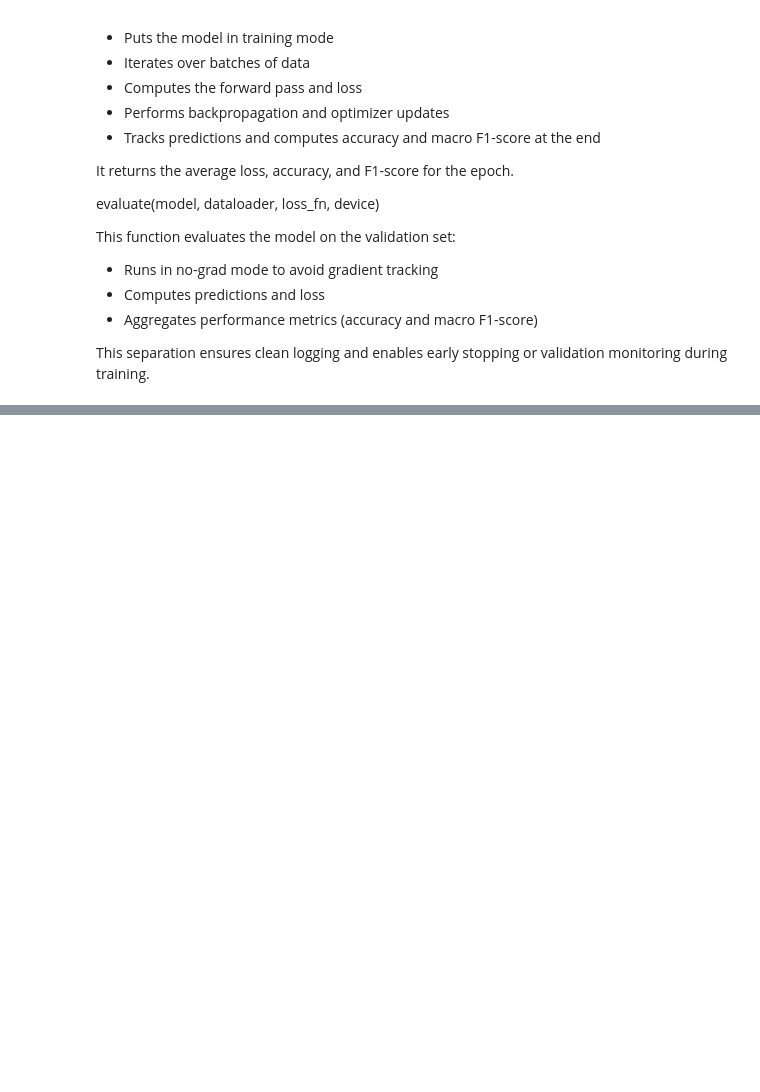
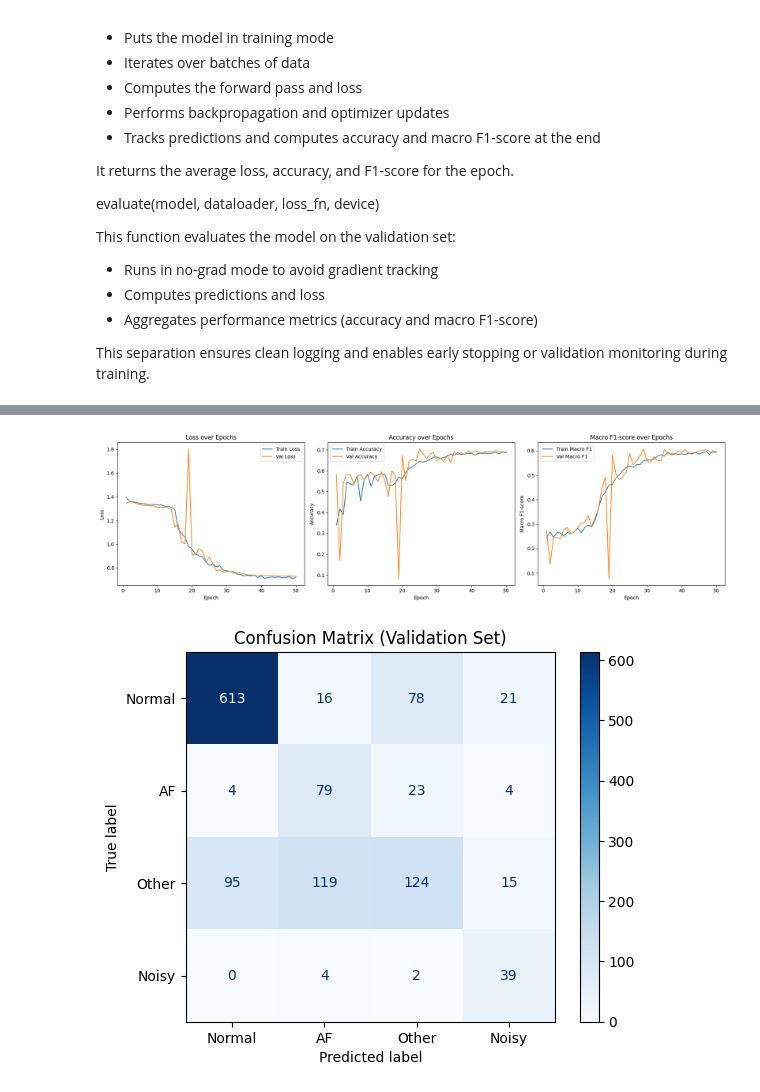
Before and after one commit to canuzdrn/ecg-classification, a Jupyter notebook: notebooks/02_baseline_model.ipynb, the cells around one changed output, grey strips where cells are left out. Cells and saved outputs as stored; diff of their text form; code cells hidden in the pictures; blank space fills up the shorter version.

Commit message:
regularization STFT and visualization
regularization STFT and visualization

```diff
--- a/notebooks/02_baseline_model.ipynb
+++ b/notebooks/02_baseline_model.ipynb
@@ -60,11 +60,9 @@ if project_root not in sys.path:
 import torch
 import pandas as pd
 import numpy as np
-import data
 from torch.utils.data import DataLoader
 from src.parser import read_zip_binary
 from src.train import train_model
-from src.train_utils import train_one_epoch, evaluate
 from src.ecg_dataset import ECGDataset, prep_batch
 from src.stft_baseline import BaselineSTFTModel
 from sklearn.utils.class_weight import compute_class_weight
@@ -102,9 +100,9 @@ loss_fn = torch.nn.CrossEntropyLoss(weight=weights)
 optimizer = torch.optim.Adam(
     model.parameters(),
     lr=5e-4,
-    weight_decay=1e-2  # L2 regularization to prevent overfitting
+    weight_decay=1e-4  # L2 regularization to prevent overfitting
 )
 
 # train model
-model = train_model(model, train_loader, val_loader, optimizer, loss_fn, device, num_epochs=40)
+model, history = train_model(model, train_loader, val_loader, optimizer, loss_fn, device, num_epochs=50)
 # %% [output]
@@ -127,0 +126,73 @@ Epoch 40 | Time: 26.9s
+# %%
+# Performance Measure Visualizations
+
+import matplotlib.pyplot as plt
+import numpy as np
+import torch
+from sklearn.metrics import confusion_matrix, ConfusionMatrixDisplay
+
+# Training History Visualization
+
+def plot_training_history(history):
+    epochs = np.arange(1, len(history["train_loss"]) + 1)
+
+    plt.figure(figsize=(18, 5))
+
+    # Loss
+    plt.subplot(1, 3, 1)
+    plt.plot(epochs, history["train_loss"], label="Train Loss")
+    plt.plot(epochs, history["val_loss"], label="Val Loss")
+    plt.xlabel("Epoch")
+    plt.ylabel("Loss")
+    plt.title("Loss over Epochs")
+    plt.legend()
+
+    # Accuracy
+    plt.subplot(1, 3, 2)
+    plt.plot(epochs, history["train_acc"], label="Train Accuracy")
+    plt.plot(epochs, history["val_acc"], label="Val Accuracy")
+    plt.xlabel("Epoch")
+    plt.ylabel("Accuracy")
+    plt.title("Accuracy over Epochs")
+    plt.legend()
+
+    # Macro F1
+    plt.subplot(1, 3, 3)
+    plt.plot(epochs, history["train_f1"], label="Train Macro F1")
+    plt.plot(epochs, history["val_f1"], label="Val Macro F1")
+    plt.xlabel("Epoch")
+    plt.ylabel("Macro F1-score")
+    plt.title("Macro F1-score over Epochs")
+    plt.legend()
+
+    plt.tight_layout()
+    plt.show()
+
+plot_training_history(history)
+
+# Confusion Matrix Visualization on Validation Set
+
+def plot_confusion_matrix(model, dataloader, device, class_names):
+    model.eval()
+    all_preds = []
+    all_labels = []
+    with torch.no_grad():
+        for signals, labels, lengths in dataloader:
+            signals = [s.to(device) for s in signals]
+            labels = labels.to(device)
+            outputs = model(signals, lengths)
+            preds = outputs.argmax(dim=1)
+            all_preds.extend(preds.cpu().numpy())
+            all_labels.extend(labels.cpu().numpy())
+    cm = confusion_matrix(all_labels, all_preds)
+    disp = ConfusionMatrixDisplay(confusion_matrix=cm, display_labels=class_names)
+    disp.plot(cmap="Blues", values_format="d")
+    plt.title("Confusion Matrix (Validation Set)")
+    plt.show()
+
+
+class_names = ["Normal", "AF", "Other", "Noisy"]
+plot_confusion_matrix(model, val_loader, device, class_names)
+# %% [output]
+[figure, added]
+[figure, added]
```
Also changed, not shown: parts of 1 cell of this notebook, 4 other files.
